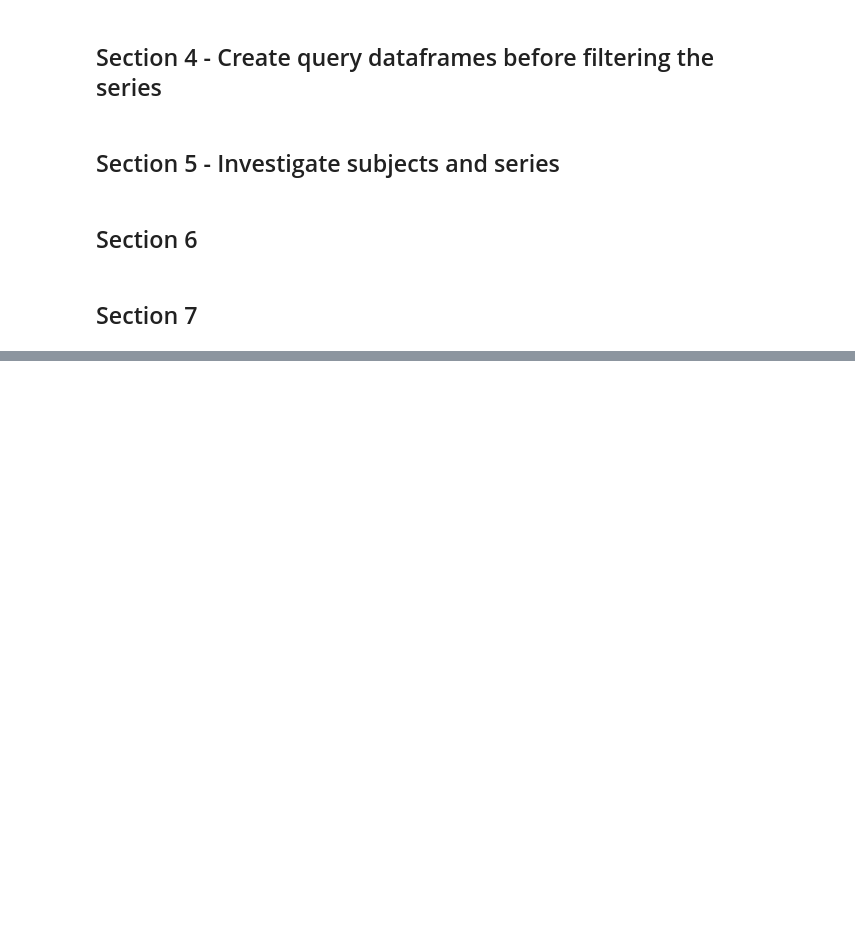
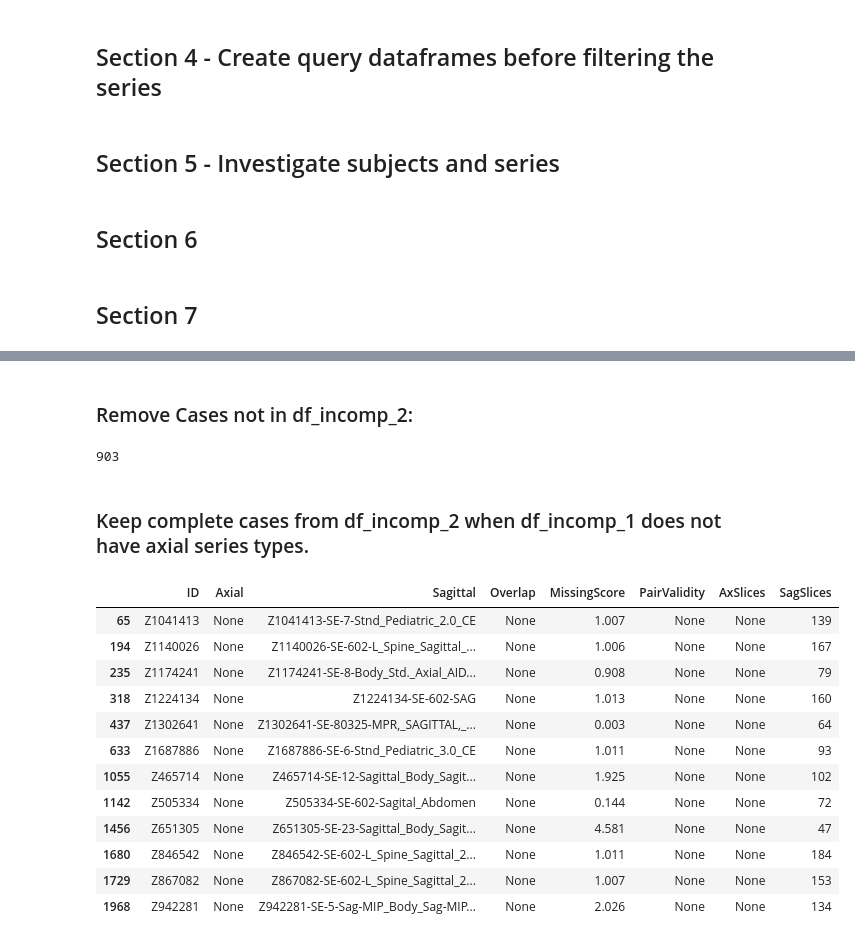
Before and after one commit to cchmc-dll/pediatric_sarcopenia_pipeline, a Jupyter notebook: debug.ipynb, the cells around one changed output, grey strips where cells are left out. Saved outputs shown, nothing was run; the diff lists cells and outputs as text; code cells hidden in the pictures; blank space fills up the shorter version.

```diff
--- a/debug.ipynb
+++ b/debug.ipynb
@@ -370,0 +591,30 @@ len(set(valid_ids))
+# %% [markdown]
+### Remove Cases not in df_incomp_2:
+# %%
+# Remove cases not in df_2
+missingID = df_incomp_1[~df_incomp_1['ID'].isin(df_incomp_2['ID'].values)]['ID'].values.tolist()
+df_valid_lq = df_valid_lq[~df_valid_lq['ID'].isin(missingID)]
+print(len(df_valid_lq))
+# %% [output]
+903
+# %% [markdown]
+### Keep complete cases from df_incomp_2 when df_incomp_1 does not have axial series types.
+# %%
+completeIDs = df_incomp_2[df_incomp_2['Axial'].notnull() & df_incomp_2['Sagittal'].notnull()]['ID'].values.tolist()
+
+# Print missing axials in df1
+display(df_noax_1)
+# %% [output]
+|  | ID | Axial | Sagittal | Overlap | MissingScore | PairValidity | AxSlices | SagSlices |
+| 65 | Z1041413 | None | Z1041413-SE-7-Stnd_Pediatric_2.0_CE | None | 1.007 | None | None | 139 |
+| 194 | Z1140026 | None | Z1140026-SE-602-L_Spine_Sagittal_... | None | 1.006 | None | None | 167 |
+| 235 | Z1174241 | None | Z1174241-SE-8-Body_Std._Axial_AID... | None | 0.908 | None | None | 79 |
+| 318 | Z1224134 | None | Z1224134-SE-602-SAG | None | 1.013 | None | None | 160 |
+| 437 | Z1302641 | None | Z1302641-SE-80325-MPR,_SAGITTAL,_... | None | 0.003 | None | None | 64 |
+| 633 | Z1687886 | None | Z1687886-SE-6-Stnd_Pediatric_3.0_CE | None | 1.011 | None | None | 93 |
+| 1055 | Z465714 | None | Z465714-SE-12-Sagittal_Body_Sagit... | None | 1.925 | None | None | 102 |
+| 1142 | Z505334 | None | Z505334-SE-602-Sagital_Abdomen | None | 0.144 | None | None | 72 |
+| 1456 | Z651305 | None | Z651305-SE-23-Sagittal_Body_Sagit... | None | 4.581 | None | None | 47 |
+| 1680 | Z846542 | None | Z846542-SE-602-L_Spine_Sagittal_2... | None | 1.011 | None | None | 184 |
+| 1729 | Z867082 | None | Z867082-SE-602-L_Spine_Sagittal_2... | None | 1.007 | None | None | 153 |
+| 1968 | Z942281 | None | Z942281-SE-5-Sag-MIP_Body_Sag-MIP... | None | 2.026 | None | None | 134 |
```
Also changed, not shown: parts of 106 cells of this notebook, 4 other files.
